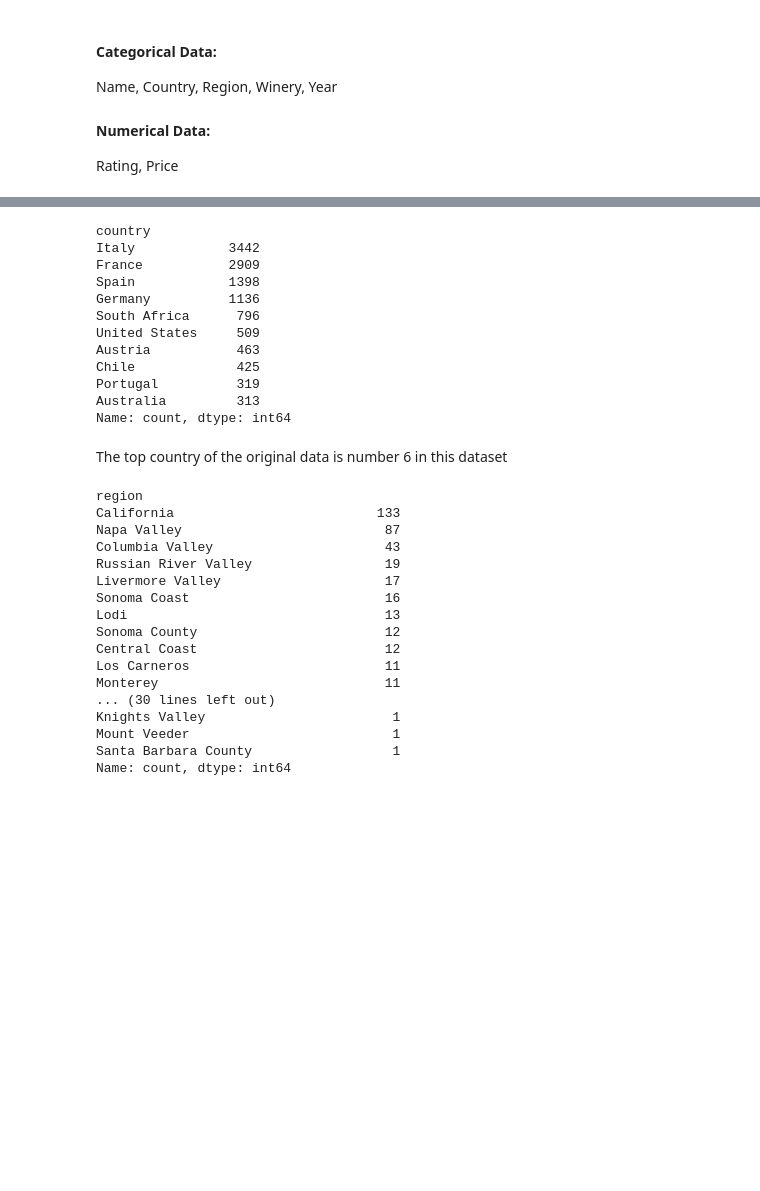
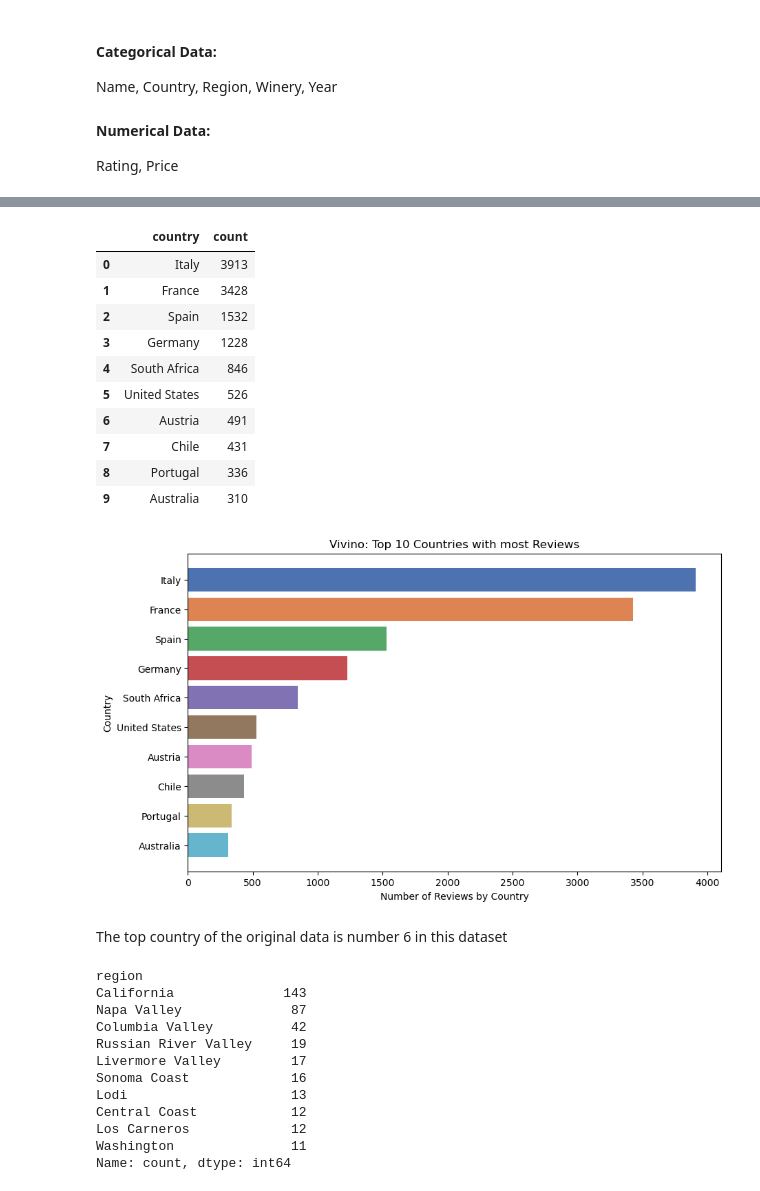
Before and after one commit to TaisVe/Week_3_Project, a Jupyter notebook: Wine_Data_Project_1.ipynb, the cells around one changed output, grey strips where cells are left out. Saved outputs shown, nothing was run; the diff lists cells and outputs as text; code cells hidden in the pictures; blank space fills up the shorter version.

```diff
--- a/Wine_Data_Project_1.ipynb
+++ b/Wine_Data_Project_1.ipynb
@@ -424,0 +432,2 @@ vivino_data
+# %%
+vivino_data.drop_duplicates(subset=['name', 'winery', 'year'], keep='first', inplace=True)
@@ -424,0 +553,6 @@ vivino_data
+# %%
+vivino_data['variety'] = vivino_data['name']
+vivino_data['variety'].astype(str)
+vivino_data['variety'] = vivino_data['variety'].str.strip()
+vivino_data['variety'] = vivino_data['variety'].fillna('').astype(str)
+vivino_data['variety'] = vivino_data['variety'].apply(name_wines)
@@ -530,43 +727,50 @@ vivino_sorted_countries = vivino_data['country'].value_counts().sort_values(asce
 # Select the top 10 countries
 top_10_countries_vivino = vivino_sorted_countries.head(10)
 
-print(top_10_countries_vivino)
+top_countries_vivino = pd.DataFrame(top_10_countries_vivino).reset_index(drop=False)
+top_countries_vivino
 # %% [output]
-country
-Italy            3442
-France           2909
-Spain            1398
-Germany          1136
-South Africa      796
-United States     509
-Austria           463
-Chile             425
-Portugal          319
-Australia         313
-Name: count, dtype: int64
+|  | country | count |
+| 0 | Italy | 3913 |
+| 1 | France | 3428 |
+| 2 | Spain | 1532 |
+| 3 | Germany | 1228 |
+| 4 | South Africa | 846 |
+| 5 | United States | 526 |
+| 6 | Austria | 491 |
+| 7 | Chile | 431 |
+| 8 | Portugal | 336 |
+| 9 | Australia | 310 |
+# %%
+colors = sns.color_palette("deep", len(top_countries_vivino))
+
+plt.figure(figsize=(10, 6))
+plt.barh(top_countries_vivino['country'], top_countries_vivino['count'], color= colors)
+plt.xlabel('Number of Reviews by Country')
+plt.ylabel('Country')
+plt.title('Vivino: Top 10 Countries with most Reviews')
+plt.gca().invert_yaxis()
+plt.show()
+# %% [output]
+[figure, added]
 # %% [markdown]
 The top country of the original data is number 6 in this dataset
 # %%
 #top province within the US
-top_region_us = vivino_data['region'][vivino_data['country'] == 'United States'].value_counts().sort_values(ascending=False).head(50)
+top_region_us = vivino_data['region'][vivino_data['country'] == 'United States'].value_counts().sort_values(ascending=False).head(10)
 print(top_region_us)
 # %% [output]
 region
-California                          133
-Napa Valley                          87
-Columbia Valley                      43
-Russian River Valley                 19
-Livermore Valley                     17
-Sonoma Coast                         16
-Lodi                                 13
-Sonoma County                        12
-Central Coast                        12
-Los Carneros                         11
-Monterey                             11
-... (30 lines left out)
-Knights Valley                        1
-Mount Veeder                          1
-Santa Barbara County                  1
+California              143
+Napa Valley              87
+Columbia Valley          42
+Russian River Valley     19
+Livermore Valley         17
+Sonoma Coast             16
+Lodi                     13
+Central Coast            12
+Los Carneros             12
+Washington               11
 Name: count, dtype: int64
 # %% [markdown]
 Most of these regions are within California; reason why region has so many unique values.
```
Also changed, not shown: parts of 92 cells of this notebook.
